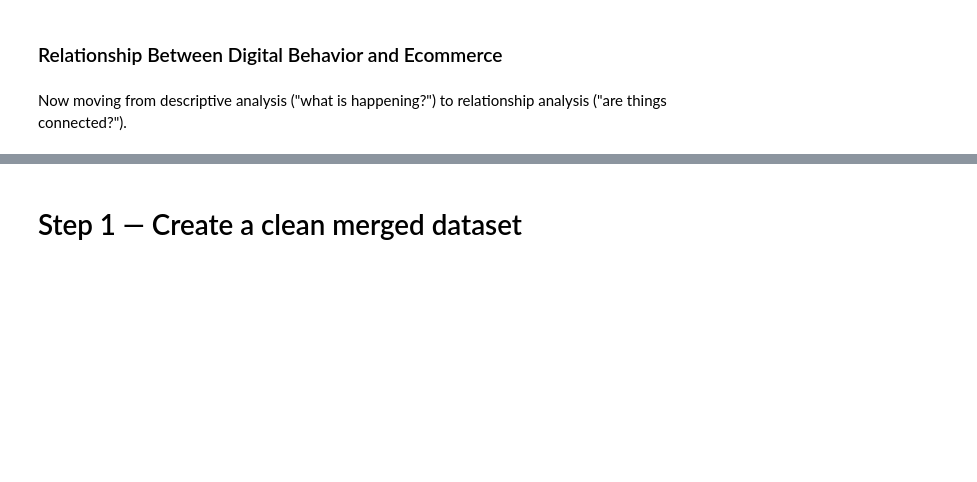
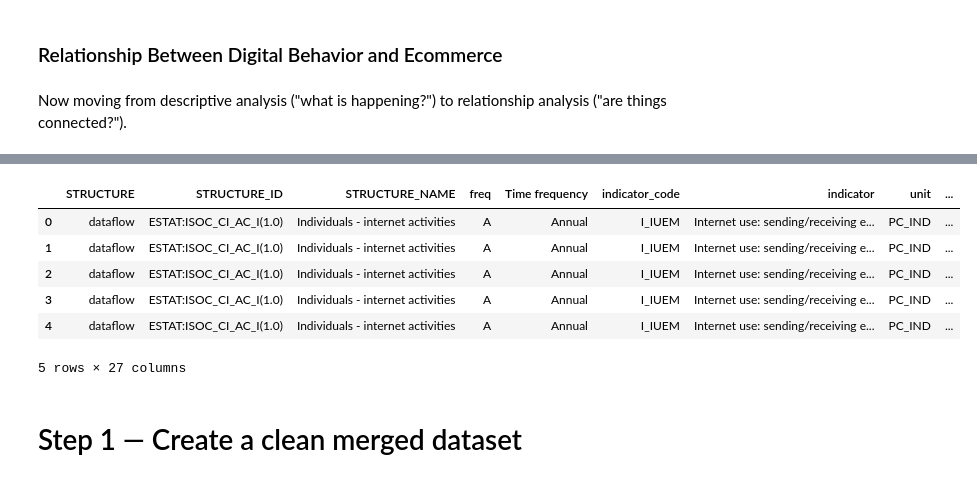
Before and after one commit to CodeCookieNoor/germany-digital-behavior-analysis, a Jupyter notebook: notebooks/02_eda.ipynb, the cells around one changed output, grey strips where cells are left out. Drawn from its saved outputs; the diff is of its cells as text; code cells hidden in the pictures; blank space fills up the shorter version.

```diff
--- a/notebooks/02_eda.ipynb
+++ b/notebooks/02_eda.ipynb
@@ -1081,3 +1185,14 @@ Now moving from descriptive analysis ("what is happening?") to relationship anal
+# %%
+sm_complete = sm[sm['gender'].isin(['Female', 'Male'])]
+sm_complete.head()
+# %% [output]
+|  | STRUCTURE | STRUCTURE_ID | STRUCTURE_NAME | freq | Time frequency | indicator_code | indicator | unit | ... |
+| 0 | dataflow | ESTAT:ISOC_CI_AC_I(1.0) | Individuals - internet activities | A | Annual | I_IUEM | Internet use: sending/receiving e... | PC_IND | ... |
+| 1 | dataflow | ESTAT:ISOC_CI_AC_I(1.0) | Individuals - internet activities | A | Annual | I_IUEM | Internet use: sending/receiving e... | PC_IND | ... |
+| 2 | dataflow | ESTAT:ISOC_CI_AC_I(1.0) | Individuals - internet activities | A | Annual | I_IUEM | Internet use: sending/receiving e... | PC_IND | ... |
+| 3 | dataflow | ESTAT:ISOC_CI_AC_I(1.0) | Individuals - internet activities | A | Annual | I_IUEM | Internet use: sending/receiving e... | PC_IND | ... |
+| 4 | dataflow | ESTAT:ISOC_CI_AC_I(1.0) | Individuals - internet activities | A | Annual | I_IUEM | Internet use: sending/receiving e... | PC_IND | ... |
+5 rows × 27 columns
 # %% [markdown]
 # Step 1 — Create a clean merged dataset
 # %%
```
Also changed, not shown: parts of 25 cells of this notebook, 7 other files.
